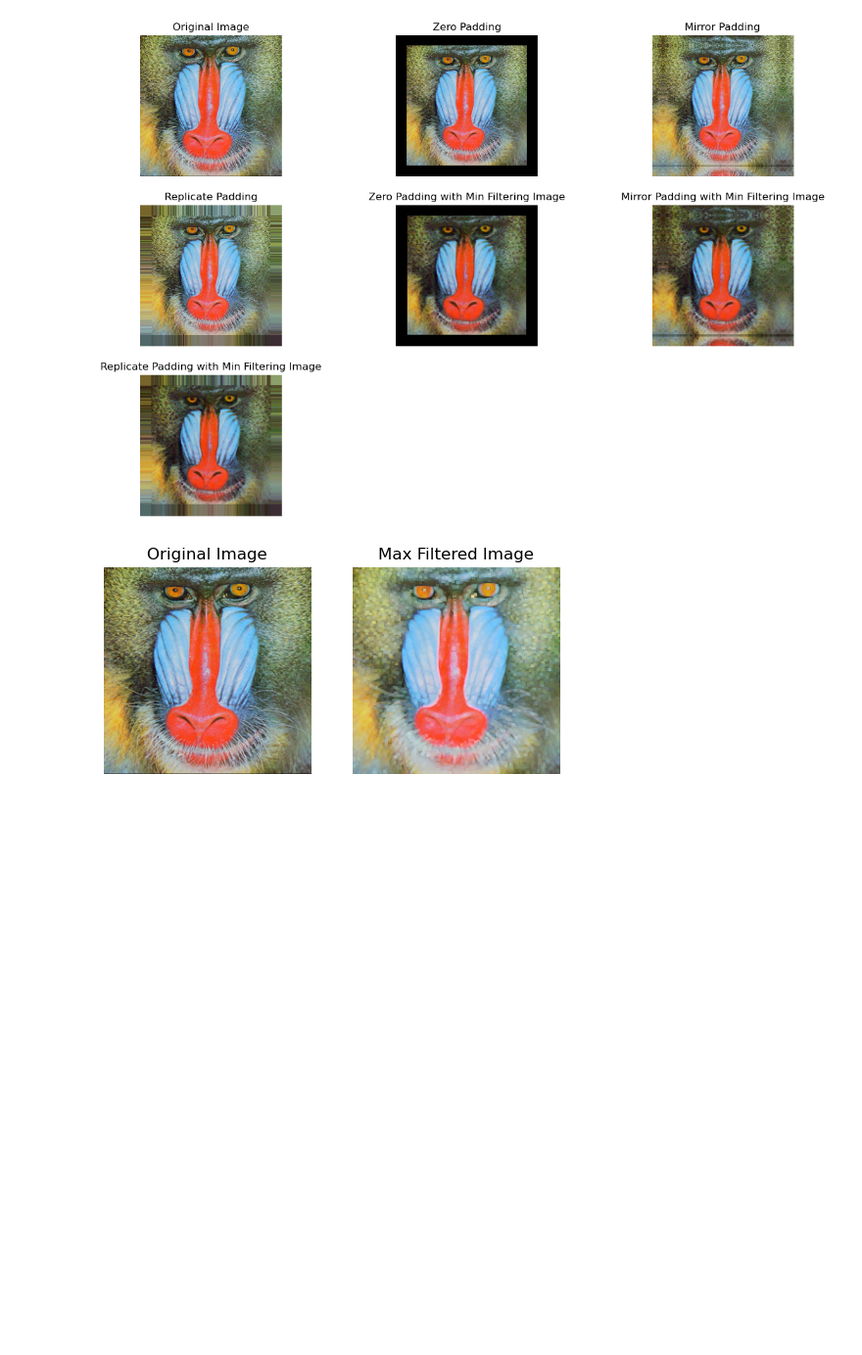
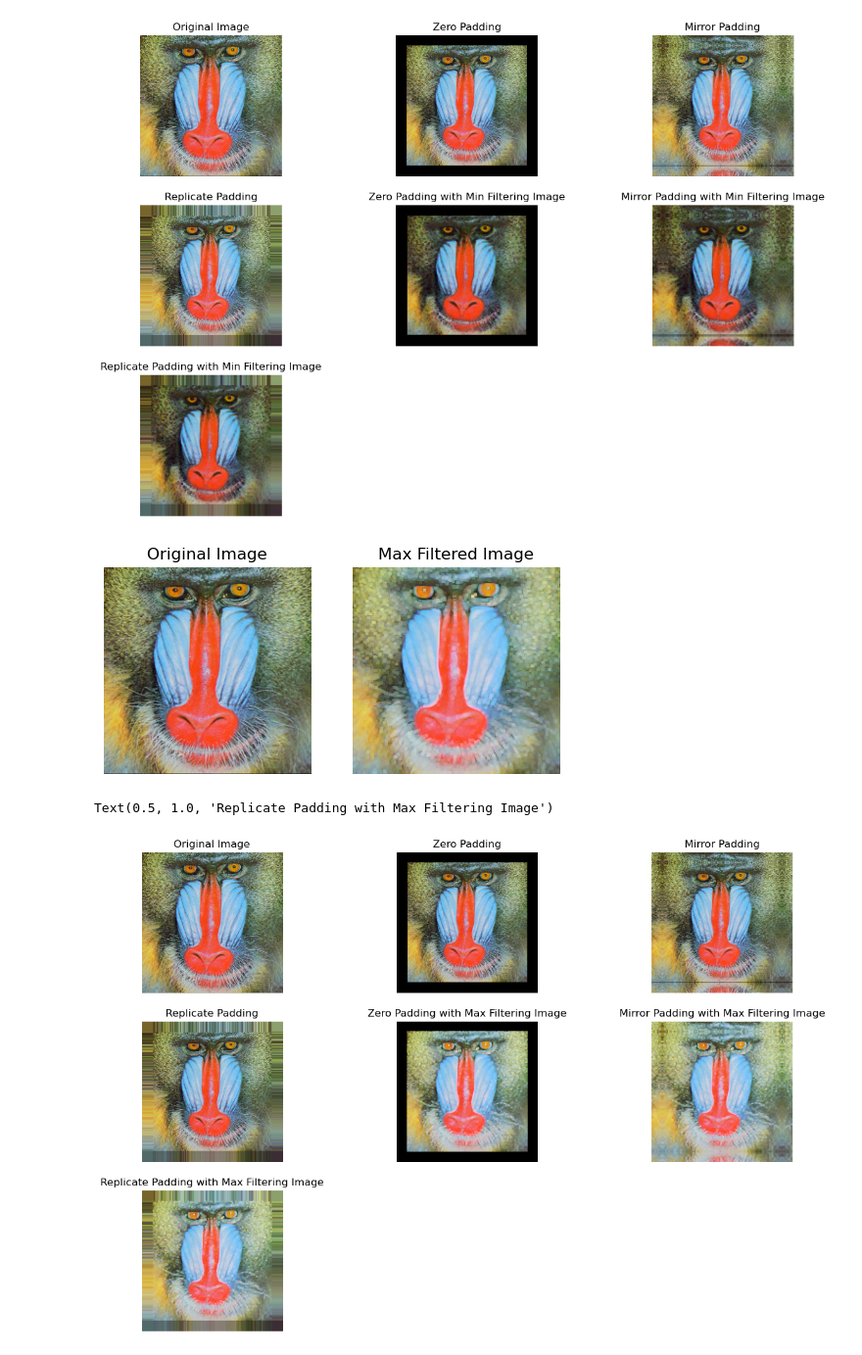
Before and after one commit to pashupatinathvidyarthi/Digital-Image-Processing, a Jupyter notebook: DIP_EXP05.ipynb, the cells around one changed output. Shown at 98% size. Saved outputs shown, nothing was run; the diff lists cells and outputs as text; code cells hidden in the pictures; blank space fills up the shorter version.

```diff
--- a/DIP_EXP05.ipynb
+++ b/DIP_EXP05.ipynb
@@ -131,3 +131,73 @@ plt.title("Max Filtered Image")
 plt.show()
 # %% [output]
 [figure]
+# %%
+## Maximum Filtering Operation with Different Padding
+
+### Import Important libraries
+import cv2
+from PIL import Image, ImageFilter
+import matplotlib.pyplot as plt
+
+##Read image using Pillow Library
+img1=cv2.imread("baboon.png")
+img1=cv2.cvtColor(img1, cv2.COLOR_BGR2RGB)
+
+## Resize image to 224x224
+img1=cv2.resize(img1,(224,224))
+
+##Apply Padding (Zero padding, Mirror Padding and Replicate Padding)
+img1_padd1=cv2.copyMakeBorder(img1,20,20,20,20,cv2.BORDER_CONSTANT,value=0)
+img1_padd2=cv2.copyMakeBorder(img1,20,20,20,20,cv2.BORDER_REFLECT)
+img1_padd3=cv2.copyMakeBorder(img1,20,20,20,20,cv2.BORDER_REPLICATE)
+
+
+##Convert array as image for the respective padded image
+img1_new1=Image.fromarray(img1_padd1)
+img1_new2=Image.fromarray(img1_padd2)
+img1_new3=Image.fromarray(img1_padd3)
+
+##Apply Min Filtering
+result1=img1_new1.filter(ImageFilter.MaxFilter(size=3))
+result2=img1_new2.filter(ImageFilter.MaxFilter(size=3))
+result3=img1_new3.filter(ImageFilter.MaxFilter(size=3))
+
+##Plot all the results
+fig=plt.figure(figsize=(15,10))
+fig.add_subplot(3,3,1)
+plt.imshow(img1)
+plt.axis("off")
+plt.title("Original Image")
+
+fig.add_subplot(3,3,2)
+plt.imshow(img1_padd1)
+plt.axis("off")
+plt.title("Zero Padding")
+
+fig.add_subplot(3,3,3)
+plt.imshow(img1_padd2)
+plt.axis("off")
+plt.title("Mirror Padding")
+
+fig.add_subplot(3,3,4)
+plt.imshow(img1_padd3)
+plt.axis("off")
+plt.title("Replicate Padding")
+
+fig.add_subplot(3,3,5)
+plt.imshow(result1)
+plt.axis("off")
+plt.title("Zero Padding with Max Filtering Image")
+
+fig.add_subplot(3,3,6)
+plt.imshow(result2)
+plt.axis("off")
+plt.title("Mirror Padding with Max Filtering Image")
+
+fig.add_subplot(3,3,7)
+plt.imshow(result3)
+plt.axis("off")
+plt.title("Replicate Padding with Max Filtering Image")
+# %% [output]
+Text(0.5, 1.0, 'Replicate Padding with Max Filtering Image')
+[figure, added]
```
